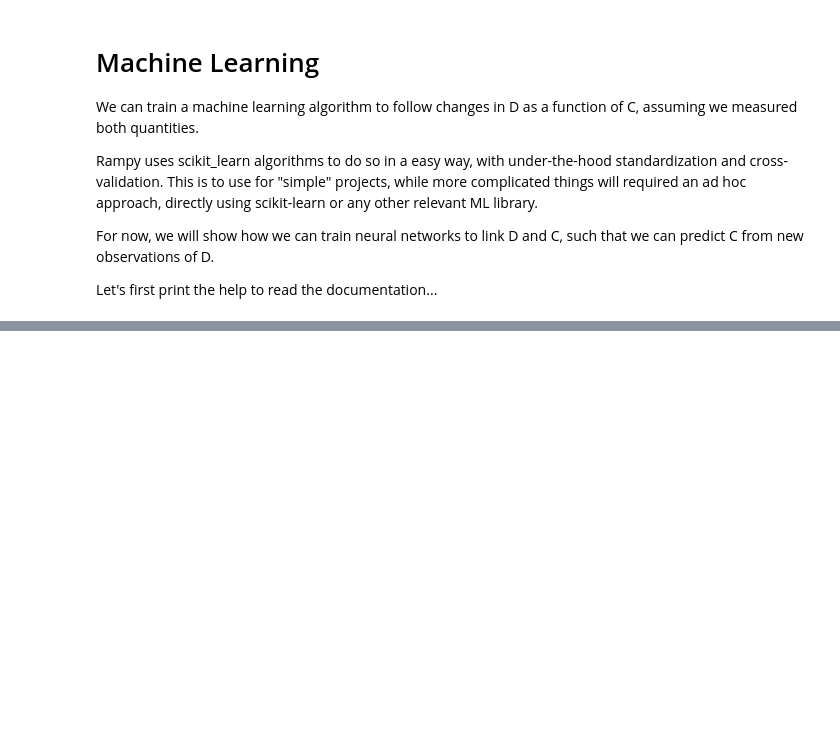
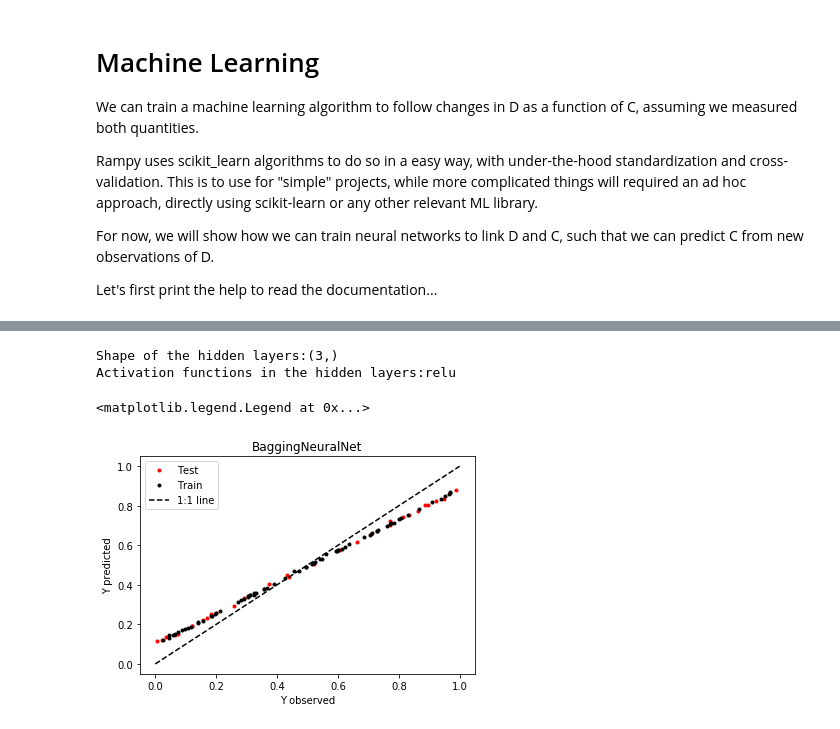
Before and after one commit to charlesll/rampy, a Jupyter notebook: examples/Machine Learning Regression.ipynb, the cells around one changed output, grey strips where cells are left out. Saved outputs shown, nothing was run; the diff lists cells and outputs as text; code cells hidden in the pictures; blank space fills up the shorter version.

```diff
--- a/examples/Machine Learning Regression.ipynb
+++ b/examples/Machine Learning Regression.ipynb
@@ -327,0 +427,20 @@ plt.plot(model.y_test,model.prediction_test)
+# %%
+model.algorithm = "BaggingNeuralNet"
+print("Shape of the hidden layers:"+str(model.param_neurons['hidden_layer_sizes']))
+print("Activation functions in the hidden layers:"+str(model.param_neurons['activation']))
+model.param_bagging = dict(n_estimators=100, max_samples=100, max_features=len(x), bootstrap=True, bootstrap_features=False, oob_score=False, warm_start=False, n_jobs=2, verbose=0)
+
+model.fit()
+plt.figure()
+plt.title(model.algorithm)
+plt.plot(model.y_test,model.prediction_test,"r.",label="Test")
+plt.plot(model.y_train,model.prediction_train,"k.",label="Train")
+plt.plot([0,1],[0,1],"k--",label="1:1 line")
+plt.xlabel("Y observed")
+plt.ylabel("Y predicted")
+plt.legend()
+# %% [output]
+Shape of the hidden layers:(3,)
+Activation functions in the hidden layers:relu
+<matplotlib.legend.Legend at 0x...>
+[figure, added]
```
Also changed, not shown: parts of 43 cells of this notebook, 1 other file.
